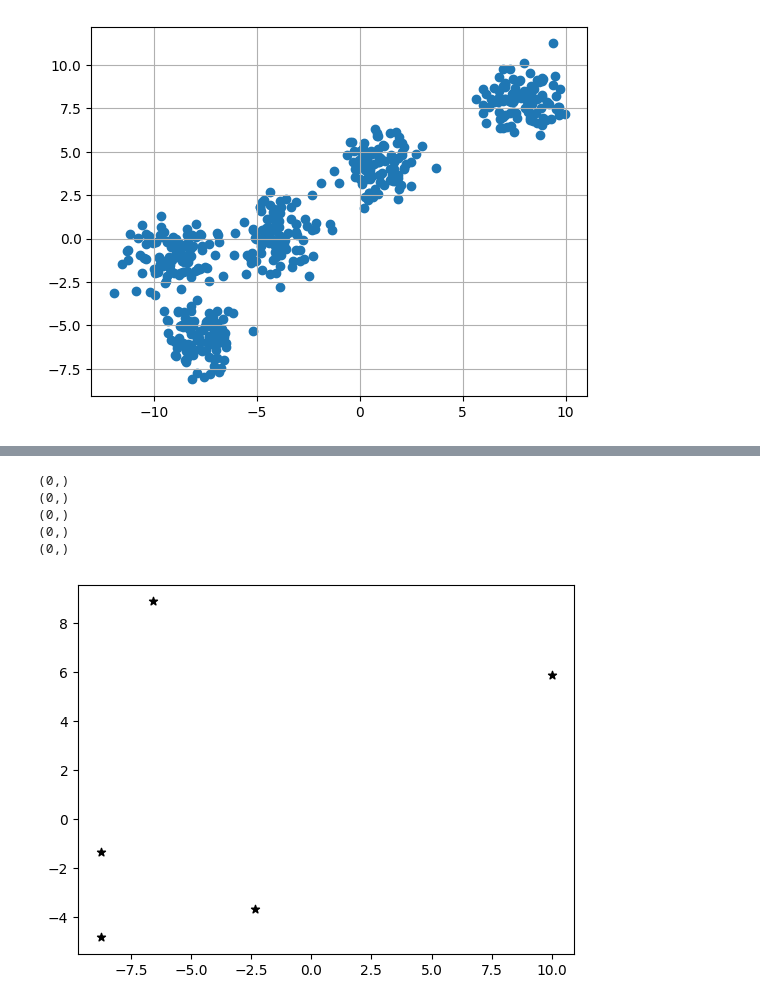
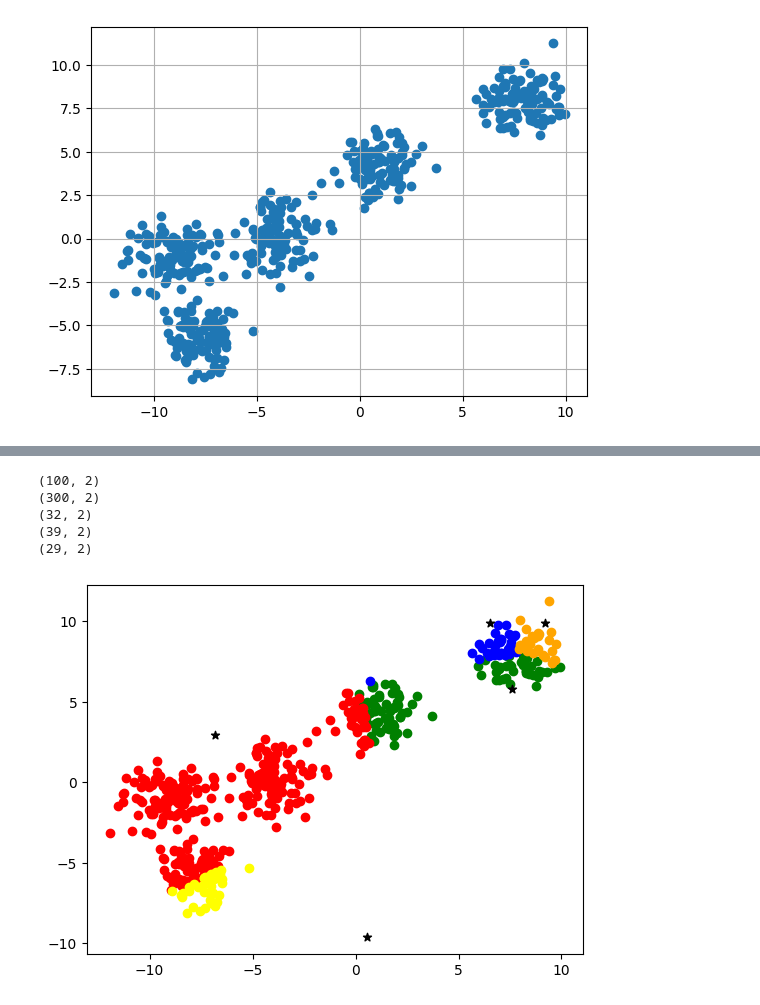
Before and after one commit to anmol201212/Machine_Learning_in_Python, a Jupyter notebook: Practice/Code/Clustering Fundamentals/code.ipynb, the cells around one changed output, grey strips where cells are left out. Drawn from its saved outputs; the diff is of its cells as text; code cells hidden in the pictures.

```diff
--- a/Practice/Code/Clustering Fundamentals/code.ipynb
+++ b/Practice/Code/Clustering Fundamentals/code.ipynb
@@ -70,7 +68,12 @@ def assignPointToClusters(clusters): # E-Step
         clusters[current_cluster]['points'].append(curr_x)
 
 def updateClusters(clusters): # M-Step -> We update every cluster center according to the mean of the points
-    pass
+    for kx in range(k):
+        pts = np.array(clusters[kx]['points'])
+        if pts.shape[0]>0: # If a center is nonzero
+            new_u = pts.mean(axis = 0)
+            clusters[kx]['center'] = new_u
+            clusters[kx]['points'] = [] # clear the list
 
 def plotClusters(clusters):
     for kx in range(k):
@@ -85,12 +88,14 @@ def plotClusters(clusters):
         # Plot the cluster center
         uk = clusters[kx]['center']
         plt.scatter(uk[0],uk[1],color="black",marker="*")
-# %%
-plotClusters(clusters)
-# %% [output]
-(0,)
-(0,)
-(0,)
-(0,)
-(0,)
-[figure, removed]
+# %%
+assignPointToClusters(clusters)
+plotClusters(clusters)
+updateClusters(clusters)
+# %% [output]
+(100, 2)
+(300, 2)
+(32, 2)
+(39, 2)
+(29, 2)
+[figure, added]
```
Also changed, not shown: parts of 7 cells of this notebook.
